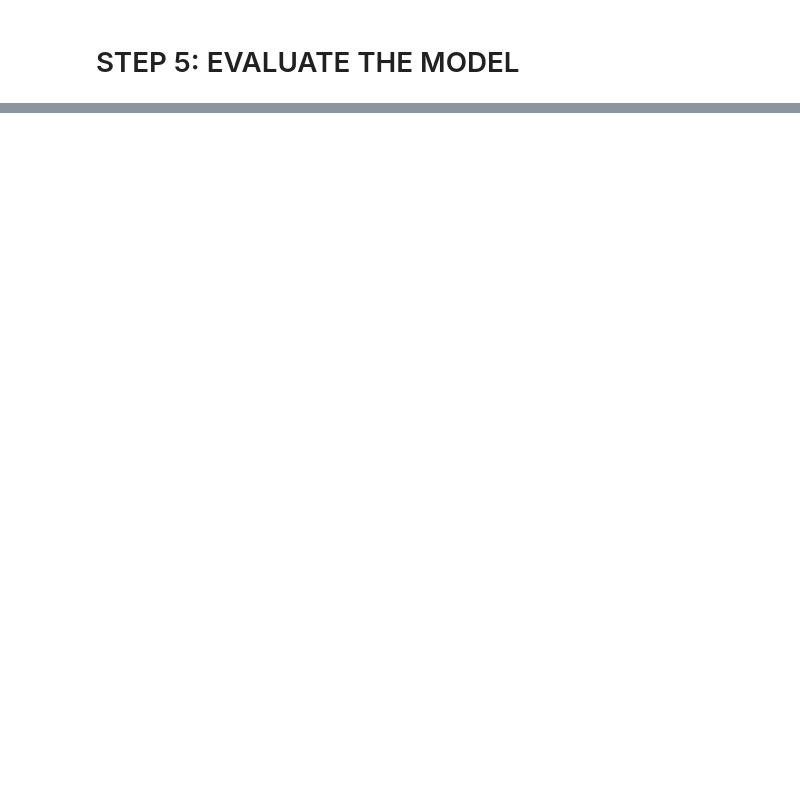
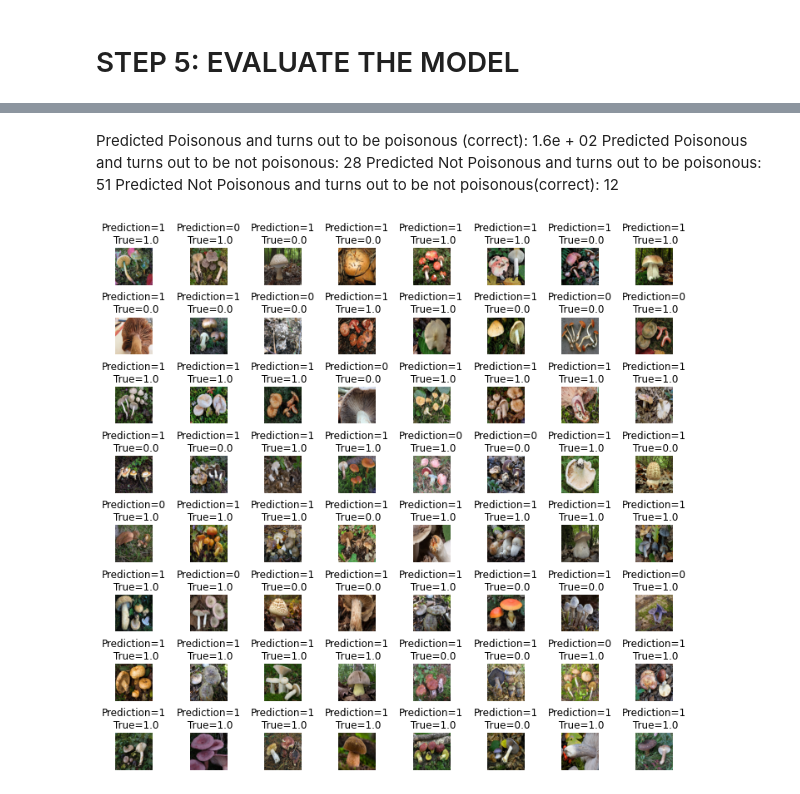
Before and after one commit to FunCodingPanda/Image_Classification, a Jupyter notebook: Mushroom_Capstone.ipynb, the cells around one changed output, grey strips where cells are left out. Drawn from its saved outputs; the diff is of its cells as text; code cells hidden in the pictures; blank space fills up the shorter version.

```diff
--- a/Mushroom_Capstone.ipynb
+++ b/Mushroom_Capstone.ipynb
@@ -118,0 +277,19 @@ Clipping input data to the valid range for imshow with RGB data ([0..1] for floa
+# %% [markdown]
+Predicted Poisonous and turns out to be poisonous (correct): 1.6e + 02
+Predicted Poisonous and turns out to be not poisonous: 28
+Predicted Not Poisonous and turns out to be poisonous: 51
+Predicted Not Poisonous and turns out to be not poisonous(correct): 12
+# %%
+L = 8
+W = 8
+fig, axes = plt.subplots(L, W, figsize = (12,12))
+axes = axes.ravel() #
+
+for i in np.arange(0, L * W):
+    axes[i].imshow(X_test[i])
+    axes[i].set_title("Prediction={}\n True={}".format(predicted_classes[i], y_true[i]))
+    axes[i].axis('off')
+
+plt.subplots_adjust(wspace=1)
+# %% [output]
+[figure, added]
```
Also changed, not shown: parts of 22 cells of this notebook.
